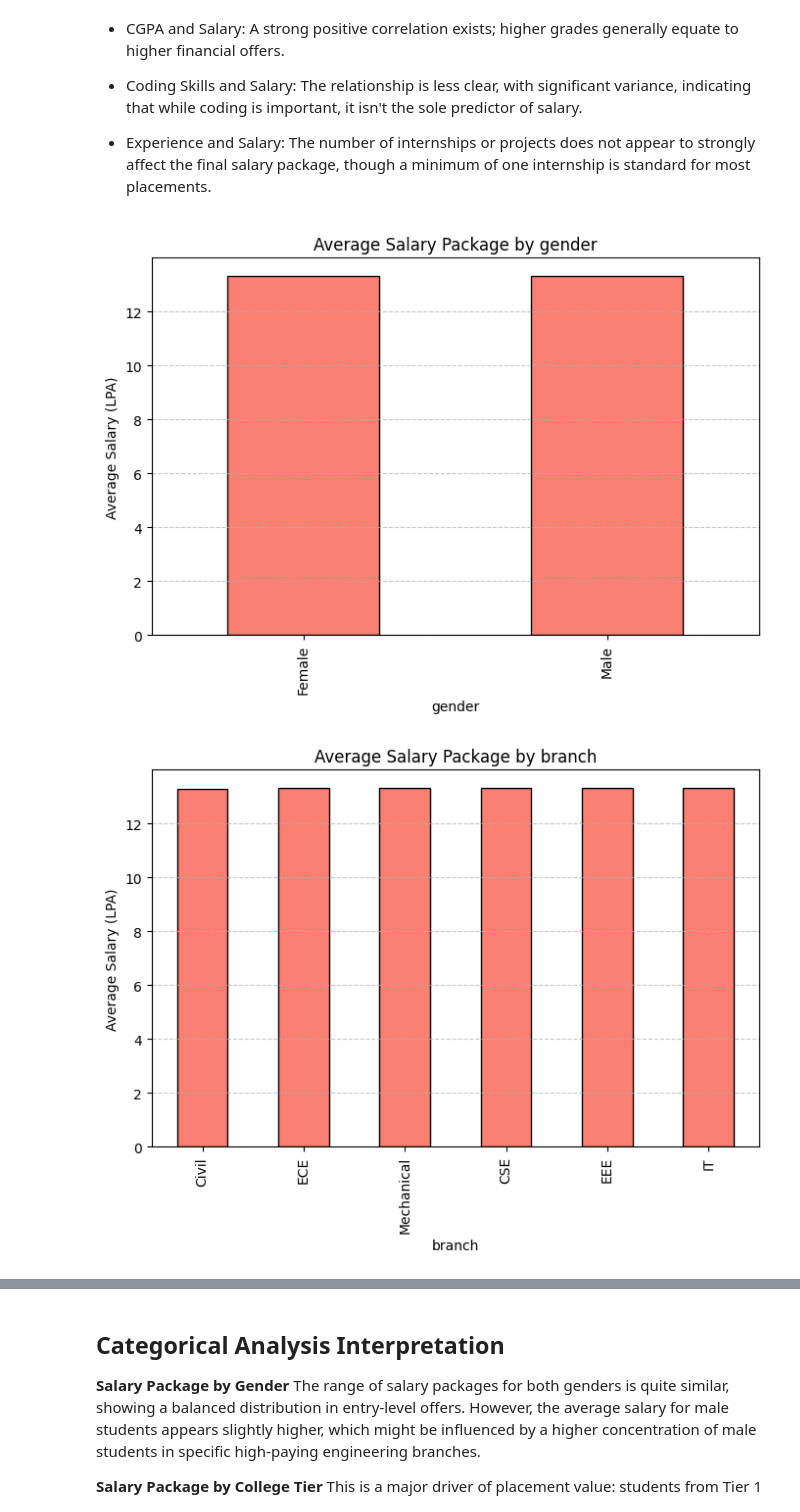
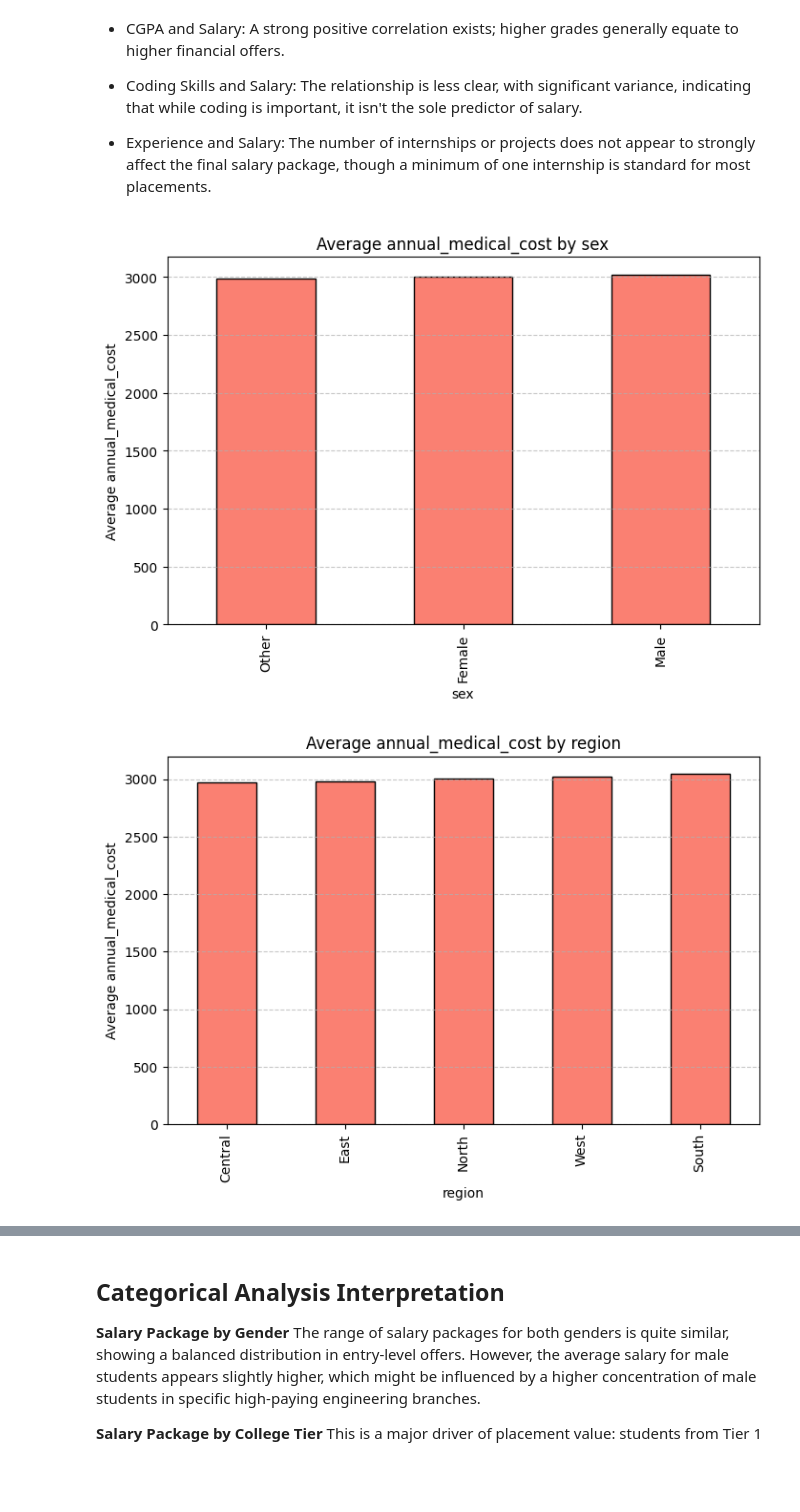
Before and after one commit to JoAz06/Workshop2Project, a Jupyter notebook: regression.ipynb, the cells around one changed output, grey strips where cells are left out. Drawn from its saved outputs; the diff is of its cells as text; code cells hidden in the pictures; blank space fills up the shorter version.

```diff
--- a/regression.ipynb
+++ b/regression.ipynb
@@ -94,8 +85,8 @@ In our predictions the ID's of the student won't affect our outcomes, thus we ar
 # %%
-df.drop(columns=["student_id"], inplace=True)
-
-df.drop(df[df['placement_status'] == 'Not Placed'].index, inplace=True) # Drops all rows that where not placed, as they are not relevant for the analysis of the salary of placed students.
-df.drop(columns=["placement_status"], inplace=True)
+df.drop(columns=["person_id"], inplace=True)
+df.drop(columns=["monthly_premium"], inplace=True)
+df.drop(columns=["annual_premium"], inplace=True)
+df.drop(columns=["is_high_risk"], inplace=True)
 # %% [markdown]
 ## 2. Dataset Overview
 
@@ -190,11 +181,7 @@ Categorical columns: ['gender', 'branch', 'college_tier', 'volunteer_experience'
 # %%
 # Histograms for numerical features
-n_rows, n_cols = 7, 3
-
-fig, axes = plt.subplots(nrows=n_rows, ncols=n_cols, figsize=(22, 18))
-
-for i, column in enumerate(numeric_cols):
-    sns.histplot(df[column],ax=axes[i//n_cols,i%n_cols], kde=True, discrete=True)
-
+df[numeric_cols].hist(bins=50, figsize=(50, 20))
+plt.suptitle("Numerical Feature Distributions", y=1.02)
 plt.tight_layout()
+plt.show()
 # %% [output]
@@ -259,14 +256,15 @@ The data is uniform and free of extreme outliers after capping, ensuring that "s
 The distribution is heavily right-skewed, with most placement packages concentrated at the lower end of the scale.
 Multiple high-end outliers represent elite salary packages, which we addressed using a log transformation to stabilize the model's predictions.
 # %%
-plt.figure(figsize=(15, 10))
+n_cols = 2
+n_rows = math.ceil(len(categorical_cols) / n_cols)
+
+plt.figure(figsize=(15, 5 * n_rows))
 
 for i, col in enumerate(categorical_cols):
-    plt.subplot(2, 2, i + 1)
-    df[col].value_counts().plot(kind='bar', color='skyblue', edgecolor='black')
+    plt.subplot(n_rows, n_cols, i + 1)
+    df[col].value_counts().plot(kind='bar', edgecolor='black')
     plt.title(f'Distribution of {col}')
-    plt.xlabel(col)
-    plt.ylabel('Count of Students')
 
 plt.tight_layout()
 plt.show()
@@ -275,13 +273,13 @@ plt.show()
 # %%
 # Scatter plots against target
-features_to_plot = ["cgpa", "coding_skill_score", "aptitude_score"]
+features_to_plot = ["age", "income", "bmi", "proc_surgery_count"]
 
 for col in features_to_plot:
     plt.figure(figsize=(8, 5))
-    plt.scatter(df[col], df['salary_package_lpa'], color='teal', alpha=0.3)
-    plt.title(f"Relationship: {col} vs Salary Package")
+    plt.scatter(df[col], df[target_col], color='teal', alpha=0.3)
+    plt.title(f"Relationship: {col} vs {target_col}")
     plt.xlabel(col)
-    plt.ylabel("Salary (LPA)")
+    plt.ylabel(target_col)
     plt.grid(True, linestyle='--', alpha=0.6)
     plt.show()
 # %% [output]
@@ -306,15 +305,15 @@ There is no strong linear relationship between the number of internships and the
 
 - Experience and Salary: The number of internships or projects does not appear to strongly affect the final salary package, though a minimum of one internship is standard for most placements.
 # %%
-# Mean Salary by Category
+# Mean payment by Category
 for col in categorical_cols:
     plt.figure(figsize=(8, 5))
-    df.groupby(col)["salary_package_lpa"].mean().sort_values().plot(kind="bar", color='salmon', edgecolor='black')
+    df.groupby(col)[target_col].mean().sort_values().plot(kind="bar", color='salmon', edgecolor='black')
 
-    plt.title(f"Average Salary Package by {col}")
-    plt.ylabel("Average Salary (LPA)")
+    plt.title(f"Average {target_col} by {col}")
+    plt.ylabel(f"Average {target_col}")
     plt.grid(axis='y', linestyle='--', alpha=0.7)
     plt.show()
 # %% [output]
-[figure, old version]
+[figure, new version]
-[figure, old version]
+[figure, new version]
```
Also changed, not shown: parts of 32 cells of this notebook, 3 other files.
